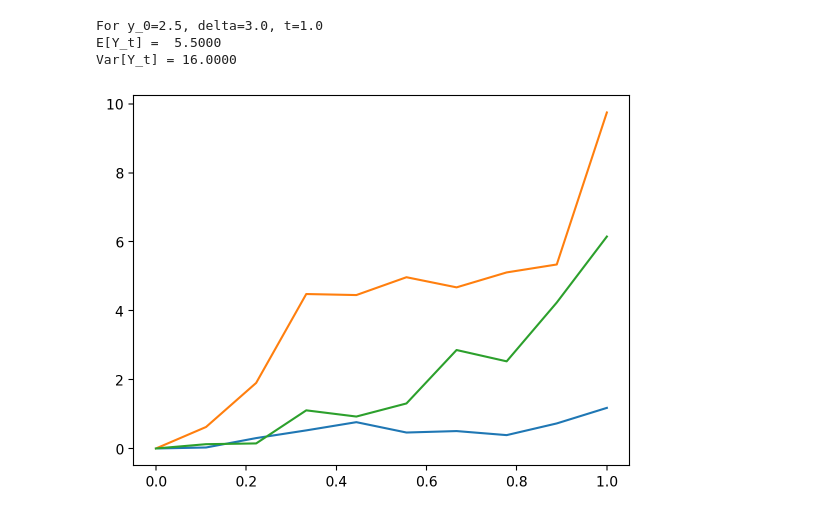
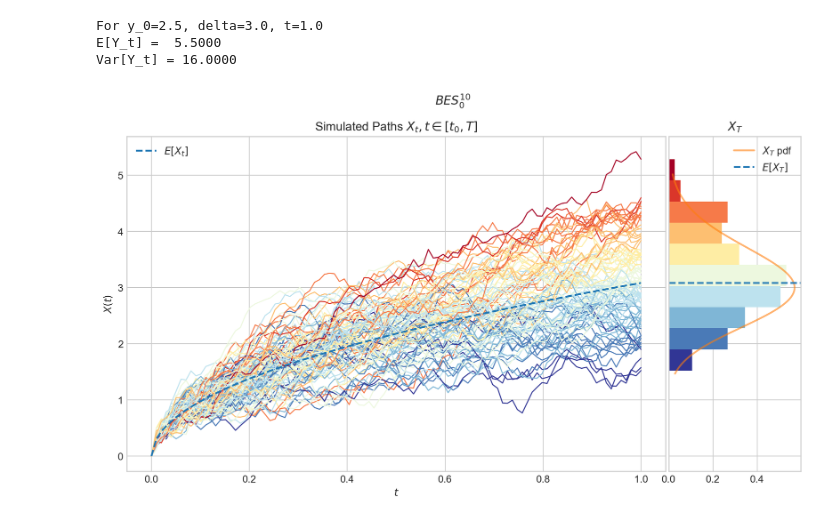
Before and after one commit to quantgirluk/Understanding-Quantitative-Finance, a Jupyter notebook: UQF/bessel_processes.ipynb, the cells around one changed output. Saved outputs shown, nothing was run; the diff lists cells and outputs as text; code cells hidden in the pictures.

```diff
--- a/UQF/bessel_processes.ipynb
+++ b/UQF/bessel_processes.ipynb
@@ -217,4 +221,6 @@ import matplotlib.pyplot as plt
 # %%
 from aleatory.processes import BESProcess, BESQProcess
 bes = BESProcess(dim=10)
-besq = BESQProcess(dim=10)
+bes.draw(n=100, N=100);
+# %% [output]
+[figure, added]
@@ -236,13 +226,0 @@ paths[0] = np.repeat(x0, N)
-# %%
-
-for i in range(N):
-     path = [x0]
-     x = x0
-     for t in times[1:]:
-          sample = ncx2(df=delta, nc=x/times[1], scale=times[1]).rvs(1)[0]
-          path.append(sample)
-          x = sample
-     plt.plot(times, path)
-plt.show()
-# %% [output]
-[figure, removed]
```
Also changed, not shown: parts of 9 cells of this notebook.
